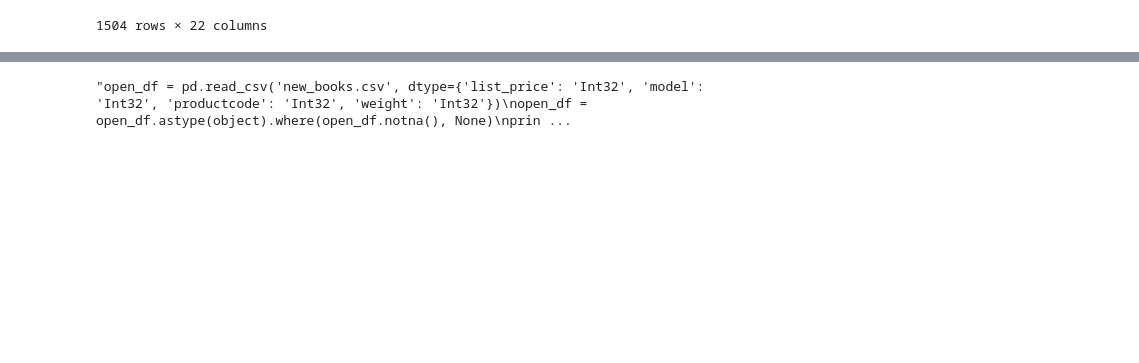
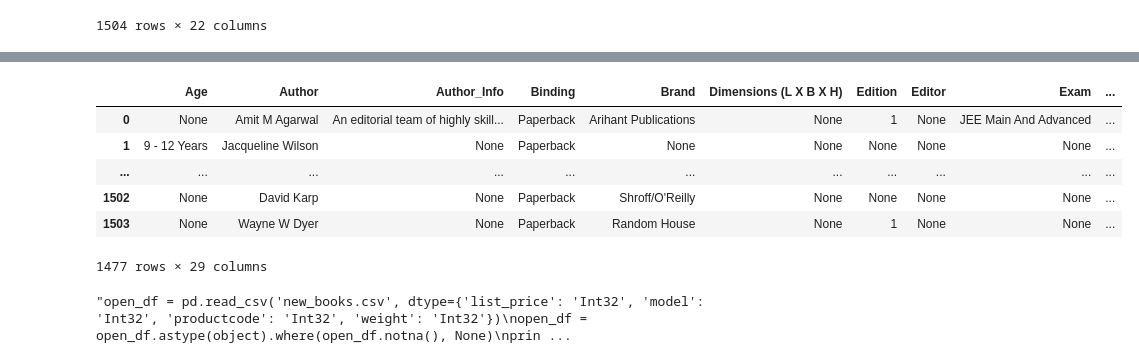
Before and after one commit to TrapsterDK/bog-app, a Jupyter notebook: csv.ipynb, the cells around one changed output, grey strips where cells are left out. Drawn from its saved outputs; the diff is of its cells as text; code cells hidden in the pictures; blank space fills up the shorter version.

```diff
--- a/csv.ipynb
+++ b/csv.ipynb
@@ -111,0 +243,12 @@ ValueError: The truth value of a Series is ambiguous. Use a.empty, a.bool(), a.i
+# %%
+final_df = compact_df[pd.notnull(compact_df['Name'])]
+final_df.to_csv('final.csv', index=False)
+final_df
+# %% [output]
+|  | Age | Author | Author_Info | Binding | Brand | Dimensions (L X B X H) | Edition | Editor | Exam | ... |
+| 0 | None | Amit M Agarwal | An editorial team of highly skill... | Paperback | Arihant Publications | None | 1 | None | JEE Main And Advanced | ... |
+| 1 | 9 - 12 Years | Jacqueline Wilson | None | Paperback | None | None | None | None | None | ... |
+| ... | ... | ... | ... | ... | ... | ... | ... | ... | ... | ... |
+| 1502 | None | David Karp | None | Paperback | Shroff/O'Reilly | None | None | None | None | ... |
+| 1503 | None | Wayne W Dyer | None | Paperback | Random House | None | 1 | None | None | ... |
+1477 rows × 29 columns
```
Also changed, not shown: parts of 6 cells of this notebook, 2 other files.
